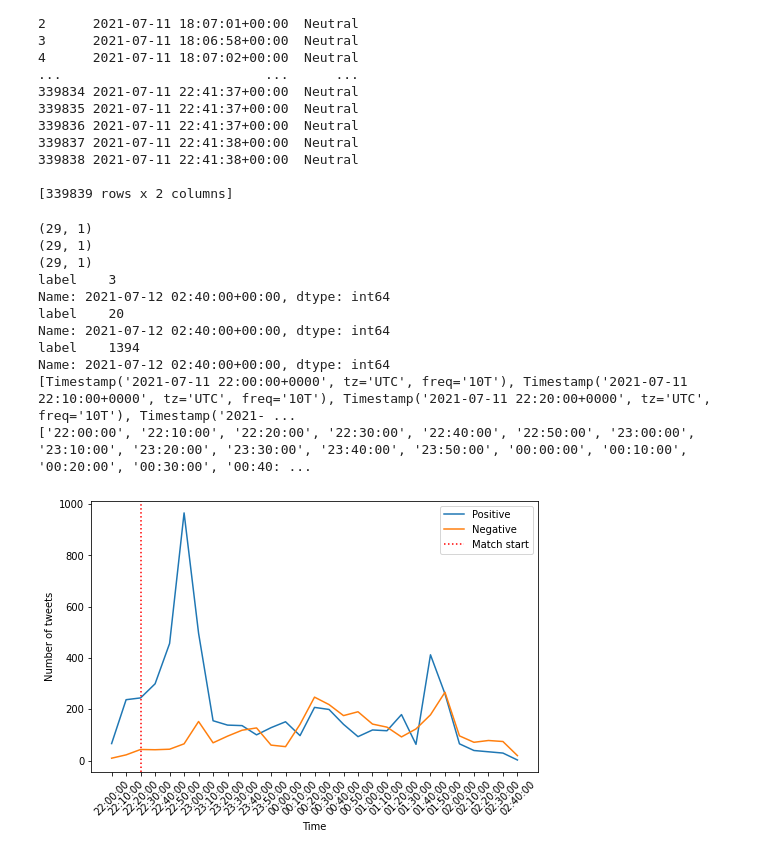
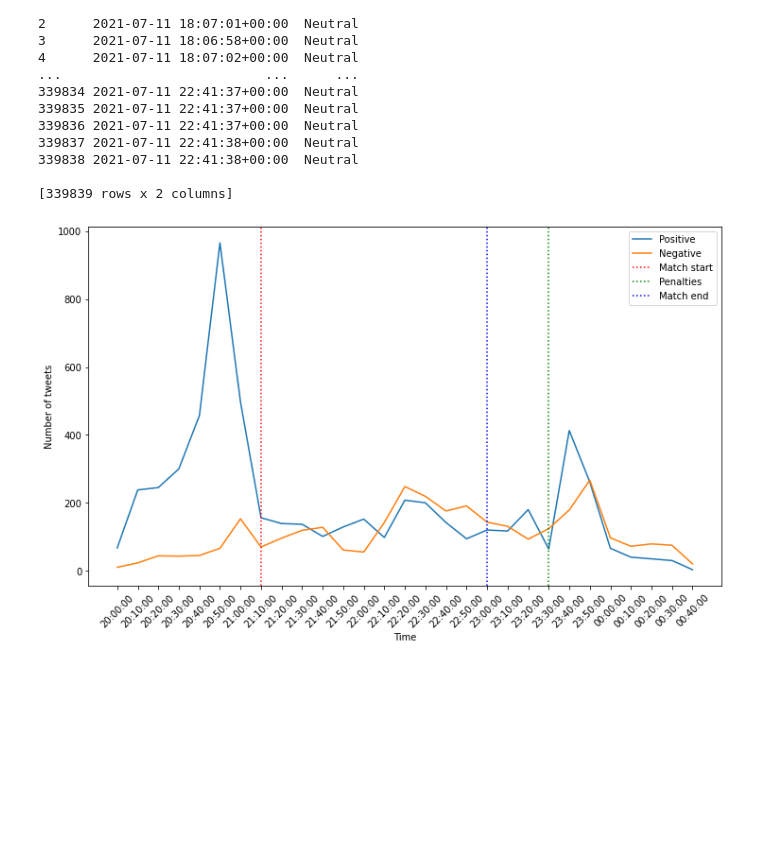
Before and after one commit to anzeha/Football-tweets-sentiment-ML, a Jupyter notebook: notebooks/match_sentiment.ipynb, the cells around one changed output. Drawn from its saved outputs; the diff is of its cells as text; code cells hidden in the pictures; blank space fills up the shorter version.

Commit message:
match_sentiment fig

```diff
--- a/notebooks/match_sentiment.ipynb
+++ b/notebooks/match_sentiment.ipynb
@@ -90,52 +90,43 @@ print(timestamp_label_df)
 [339839 rows x 2 columns]
 # %%
 #timestamp_label_df = timestamp_label_df.set_index('timestamp')
-#timestamp_label_df['timestamp'] = timestamp_label_df['timestamp'] + pd.Timedelta(hours=2)
+timestamp_label_df['timestamp'] = timestamp_label_df['timestamp'].dt.tz_convert('Europe/Ljubljana')
+
 
 positives_df = timestamp_label_df[timestamp_label_df["label"] == "Positive"]
 negatives_df = timestamp_label_df[timestamp_label_df["label"] == "Negative"]
 neutrals_df = timestamp_label_df[timestamp_label_df["label"] == "Neutral"]
 
 grouped__pos_df = positives_df.groupby(pd.Grouper(key='timestamp', axis=0, freq='10min')).count()
 grouped__neg_df = negatives_df.groupby(pd.Grouper(key='timestamp', axis=0, freq='10min')).count()
 grouped__neu_df = neutrals_df.groupby(pd.Grouper(key='timestamp', axis=0, freq='10min')).count()
 
 
-print(grouped__pos_df.shape)
+""" print(grouped__pos_df.shape)
 print(grouped__neg_df.shape)
 print(grouped__neu_df.shape)
 
 print(grouped__pos_df.iloc[-1])
 print(grouped__neg_df.iloc[-1])
-print(grouped__neu_df.iloc[-1])
+print(grouped__neu_df.iloc[-1]) """
 
 #print(grouped__pos_df.index)
-print([x for x in grouped__pos_df.index])
 
 dates = [x.strftime("%H:%M:%S") for x in grouped__pos_df.index]
 
-print(dates)
 
-plt.figure(figsize=(8,5))
+plt.figure(figsize=(12,7))
 plt.plot(dates, grouped__pos_df['label'], label='Positive')
 plt.plot(dates, grouped__neg_df['label'], label='Negative')
 #plt.plot(dates, grouped__neu_df['label'], label='Neutral')
 plt.xlabel('Time')
 plt.ylabel('Number of tweets')
 plt.xticks(rotation=45)
-plt.axvline(dates[2], color='r', label="Match start", linestyle=':')
+plt.axvline(dates[7], color='r', label="Match start", linestyle=':')
+plt.axvline(dates[21], color='g', label="Penalties", linestyle=':')
+plt.axvline(dates[18], color='b', label="Match end", linestyle=':')
 plt.legend()
+plt.savefig("../figs/match_sentiment.png")
 plt.show()
 # %% [output]
-(29, 1)
-(29, 1)
-(29, 1)
-label    3
-Name: 2021-07-12 02:40:00+00:00, dtype: int64
-label    20
-Name: 2021-07-12 02:40:00+00:00, dtype: int64
-label    1394
-Name: 2021-07-12 02:40:00+00:00, dtype: int64
-[Timestamp('2021-07-11 22:00:00+0000', tz='UTC', freq='10T'), Timestamp('2021-07-11 22:10:00+0000', tz='UTC', freq='10T'), Timestamp('2021-07-11 22:20:00+0000', tz='UTC', freq='10T'), Timestamp('2021- ...
-['22:00:00', '22:10:00', '22:20:00', '22:30:00', '22:40:00', '22:50:00', '23:00:00', '23:10:00', '23:20:00', '23:30:00', '23:40:00', '23:50:00', '00:00:00', '00:10:00', '00:20:00', '00:30:00', '00:40: ...
-[figure, old version]
+[figure, new version]
```
Also changed, not shown: 1 other file.
